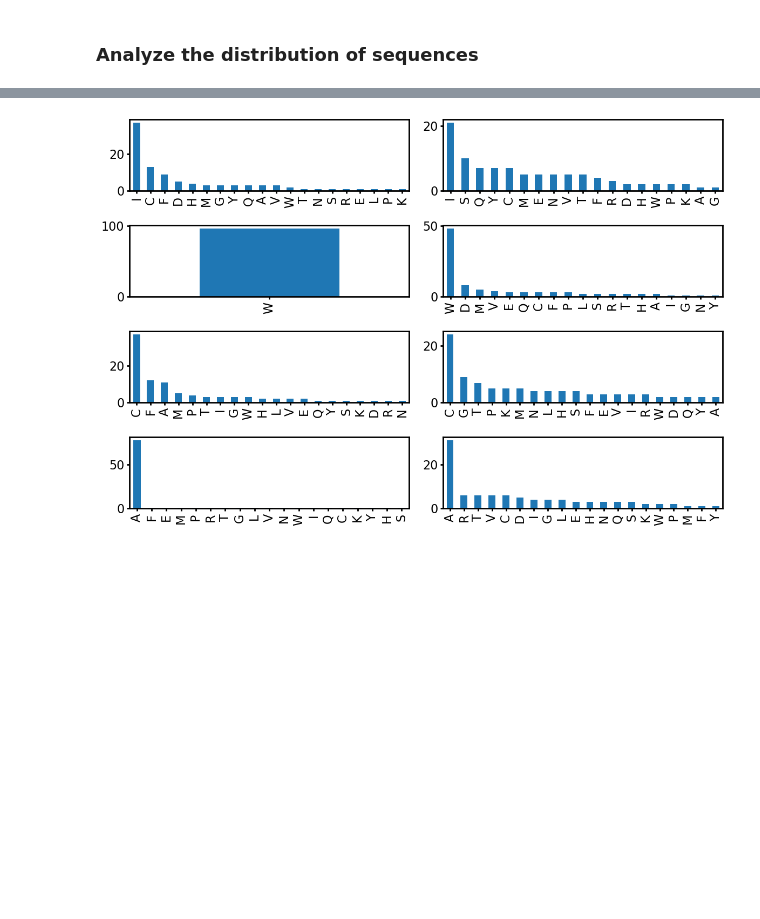
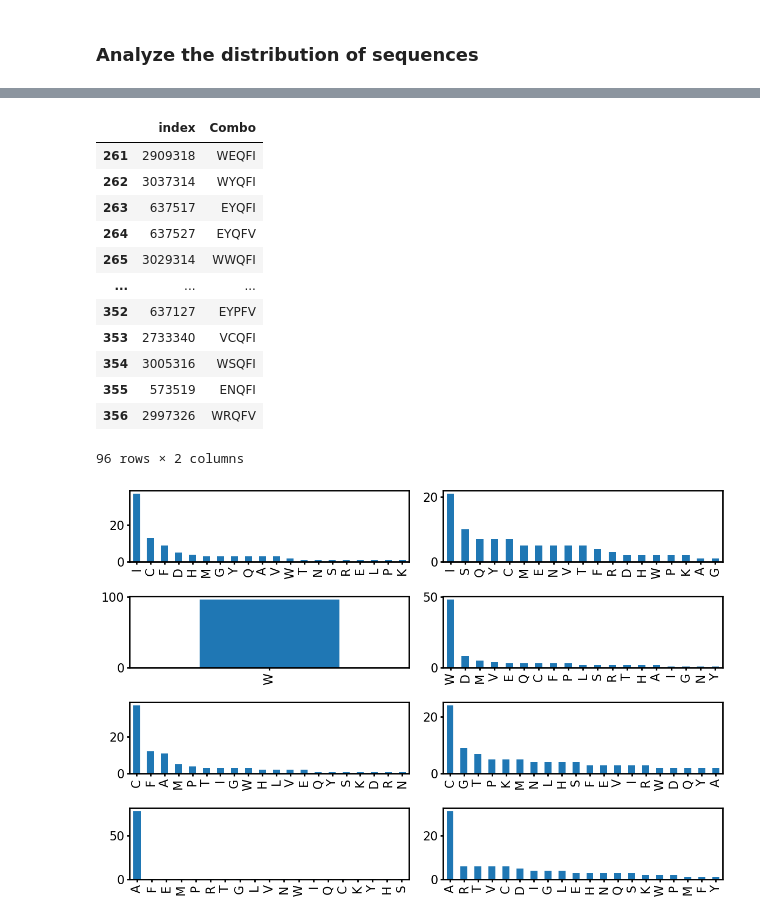
Before and after one commit to jsunn-y/ALDE, a Jupyter notebook: analysis.ipynb, the cells around one changed output, grey strips where cells are left out. Drawn from its saved outputs; the diff is of its cells as text; code cells hidden in the pictures; blank space fills up the shorter version.

```diff
--- a/analysis.ipynb
+++ b/analysis.ipynb
@@ -73,3 +96,19 @@ See the caveats in the documentation: https://pandas.pydata.org/pandas-docs/stab
+# %%
+subset[-96:]
+# %% [output]
+|  | index | Combo |
+| 261 | 2909318 | WEQFI |
+| 262 | 3037314 | WYQFI |
+| 263 | 637517 | EYQFI |
+| 264 | 637527 | EYQFV |
+| 265 | 3029314 | WWQFI |
+| ... | ... | ... |
+| 352 | 637127 | EYPFV |
+| 353 | 2733340 | VCQFI |
+| 354 | 3005316 | WSQFI |
+| 355 | 573519 | ENQFI |
+| 356 | 2997326 | WRQFV |
+96 rows × 2 columns
 # %%
 subdir = '/home/jyang4/repos/DKBO-MLDE/results/GB1_onehot'
 tensors = sorted(glob.glob(subdir + '/*indices*.pt'))
```
Also changed, not shown: parts of 2 cells of this notebook, 10 other files.
